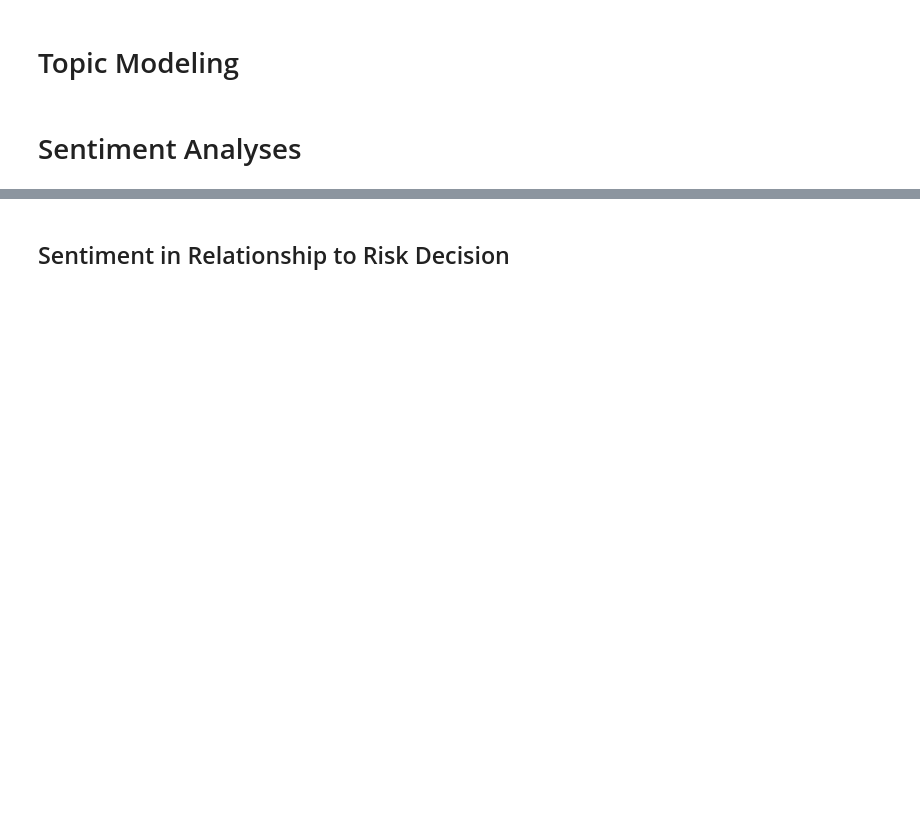
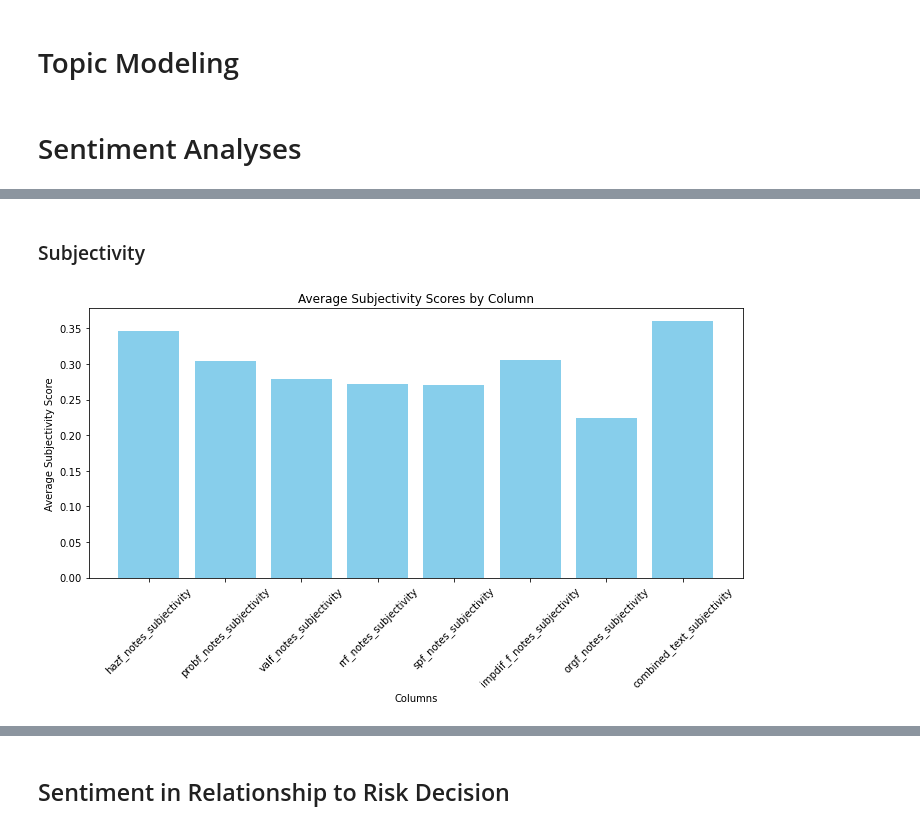
Before and after one commit to aidanwagers/Capstone-Fire-Text-Analysis, a Jupyter notebook: Product Notebook.ipynb, the cells around one changed output, grey strips where cells are left out. Cells and saved outputs as stored; diff of their text form; code cells hidden in the pictures; blank space fills up the shorter version.

```diff
--- a/Product Notebook.ipynb
+++ b/Product Notebook.ipynb
@@ -934,3 +936,12 @@ Word: suppression
 # Topic Modeling
 # %% [markdown]
 # Sentiment Analyses
+# %%
+def analyze_sentiment(text):
+    analysis = TextBlob(text)
+    return analysis.sentiment.polarity, analysis.sentiment.subjectivity
+# %%
+sent_data = data.copy()
+cols_to_analyze = notes.copy()
+cols_to_analyze.append('combined_text')
+cols_to_analyze
@@ -936,0 +957,25 @@ Word: suppression
+# %%
+for col in cols_to_analyze:
+    sent_data[[f'{col}_polarity', f'{col}_subjectivity']] = sent_data[col].apply(lambda x: pd.Series(analyze_sentiment(x)))
+# %% [markdown]
+### Subjectivity
+# %%
+subjectivity_cols = [col for col in sent_data.columns if 'subjectivity' in col]
+average_subjectivity = {col: sent_data[col].mean() for col in subjectivity_cols}
+# %%
+categories = average_subjectivity.keys()
+scores = average_subjectivity.values()
+
+# Creating the bar chart
+plt.figure(figsize=(10, 6))
+plt.bar(categories, scores, color='skyblue')
+plt.title('Average Subjectivity Scores by Column')
+plt.xlabel('Columns')
+plt.ylabel('Average Subjectivity Score')
+plt.xticks(rotation=45)
+
+# Show the plot
+plt.tight_layout()
+plt.show()
+# %% [output]
+[figure, added]
```
Also changed, not shown: parts of 61 cells of this notebook.
